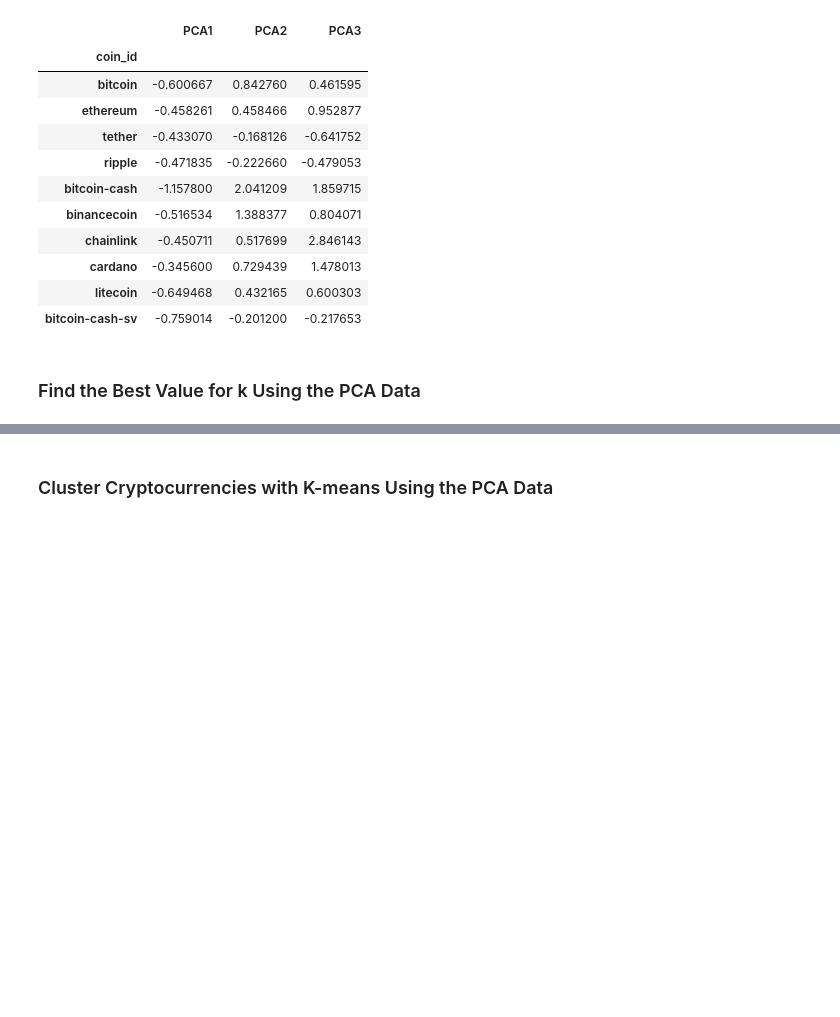
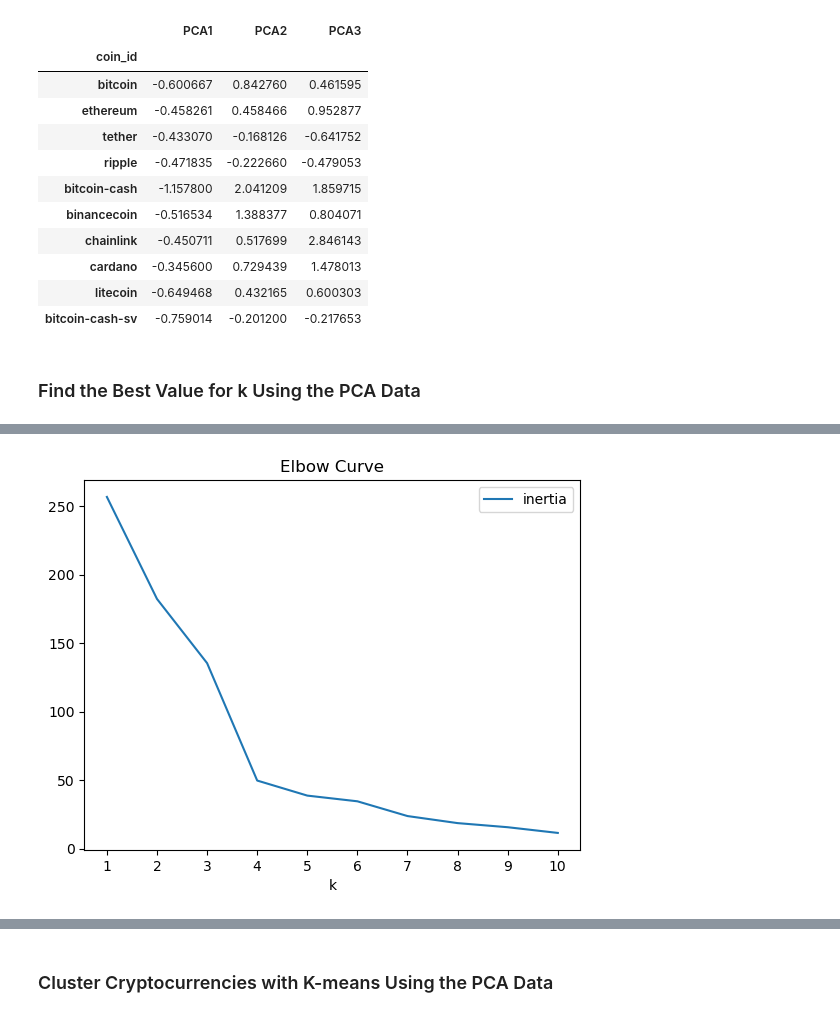
Before and after one commit to 36kp/CryptoClustering, a Jupyter notebook: Crypto_Clustering.ipynb, the cells around one changed output, grey strips where cells are left out. Saved outputs shown, nothing was run; the diff lists cells and outputs as text; code cells hidden in the pictures; blank space fills up the shorter version.

```diff
--- a/Crypto_Clustering.ipynb
+++ b/Crypto_Clustering.ipynb
@@ -285,6 +306,9 @@ array([0.3719856 , 0.34700813, 0.17603793])
 # %%
 # Plot a line chart with all the inertia values computed with
 # the different values of k to visually identify the optimal value for k.
+plot_ElbowCurve(pca_elbow_df, pca_k)
+# %% [output]
+[figure, added]
 # %% [markdown]
 #### Answer the following questions:
 * **Question:** What is the best value for `k` when using the PCA data?
```
Also changed, not shown: parts of 18 cells of this notebook, 1 other file.
